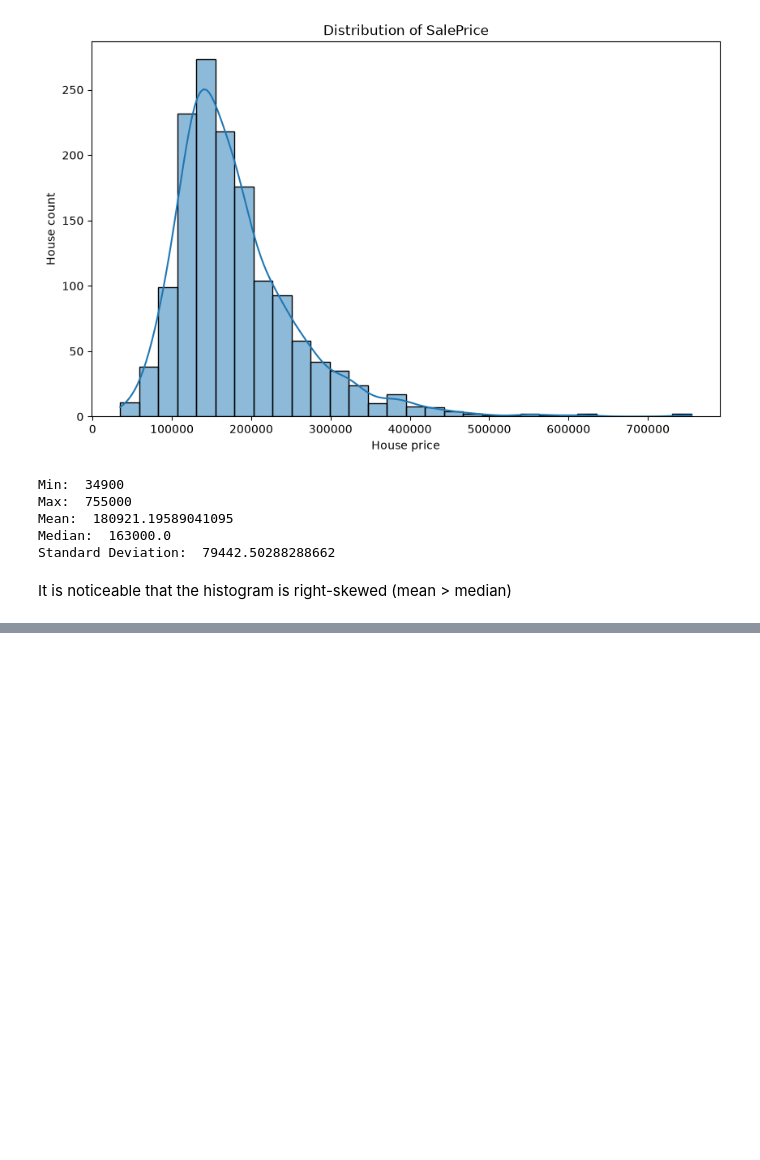
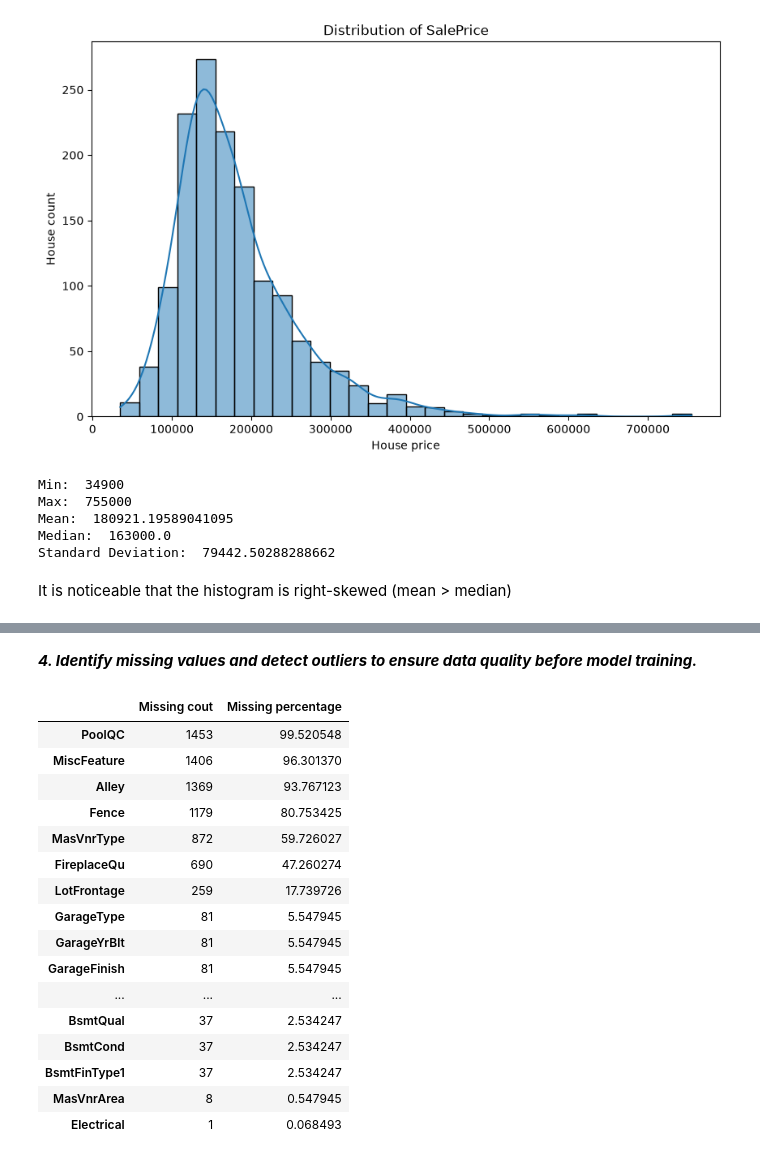
Before and after one commit to HoangThiThi199/Home_Pricre_Prediction, a Jupyter notebook: ml/notebooks/01_eda.ipynb, the cells around one changed output, grey strips where cells are left out. Saved outputs shown, nothing was run; the diff lists cells and outputs as text; code cells hidden in the pictures; blank space fills up the shorter version.

Commit message:
Complete the data acquisition and EDA processes

```diff
--- a/ml/notebooks/01_eda.ipynb
+++ b/ml/notebooks/01_eda.ipynb
@@ -76,0 +127,26 @@ It is noticeable that the histogram is right-skewed (mean > median)
+# %% [markdown]
+ ***4. Identify missing values and detect outliers to ensure data quality before model training.***
+# %%
+#missing values
+missing = df.isnull().sum() # return the number of missing values in each column => a series with index as column name and value as sum of missing value
+missing = missing[missing > 0].sort_values(ascending=False)
+missing_percentage = (missing / len(df))*100
+pd.DataFrame({'Missing cout': missing, 'Missing percentage': missing_percentage}) # merge two series into a dataframe with two columns
+# %% [output]
+|  | Missing cout | Missing percentage |
+| PoolQC | 1453 | 99.520548 |
+| MiscFeature | 1406 | 96.301370 |
+| Alley | 1369 | 93.767123 |
+| Fence | 1179 | 80.753425 |
+| MasVnrType | 872 | 59.726027 |
+| FireplaceQu | 690 | 47.260274 |
+| LotFrontage | 259 | 17.739726 |
+| GarageType | 81 | 5.547945 |
+| GarageYrBlt | 81 | 5.547945 |
+| GarageFinish | 81 | 5.547945 |
+| ... | ... | ... |
+| BsmtQual | 37 | 2.534247 |
+| BsmtCond | 37 | 2.534247 |
+| BsmtFinType1 | 37 | 2.534247 |
+| MasVnrArea | 8 | 0.547945 |
+| Electrical | 1 | 0.068493 |
```
Also changed, not shown: parts of 13 cells of this notebook.
